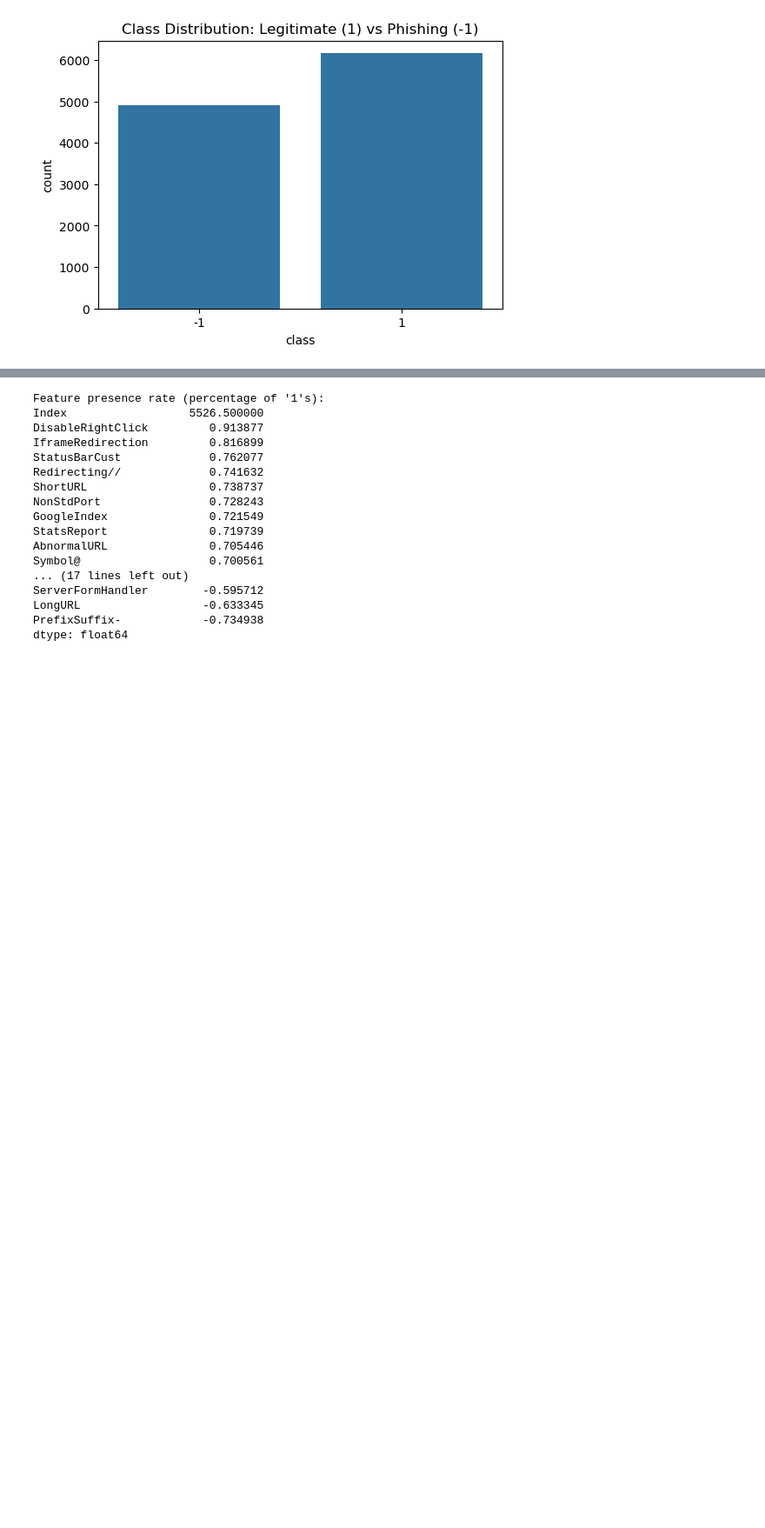
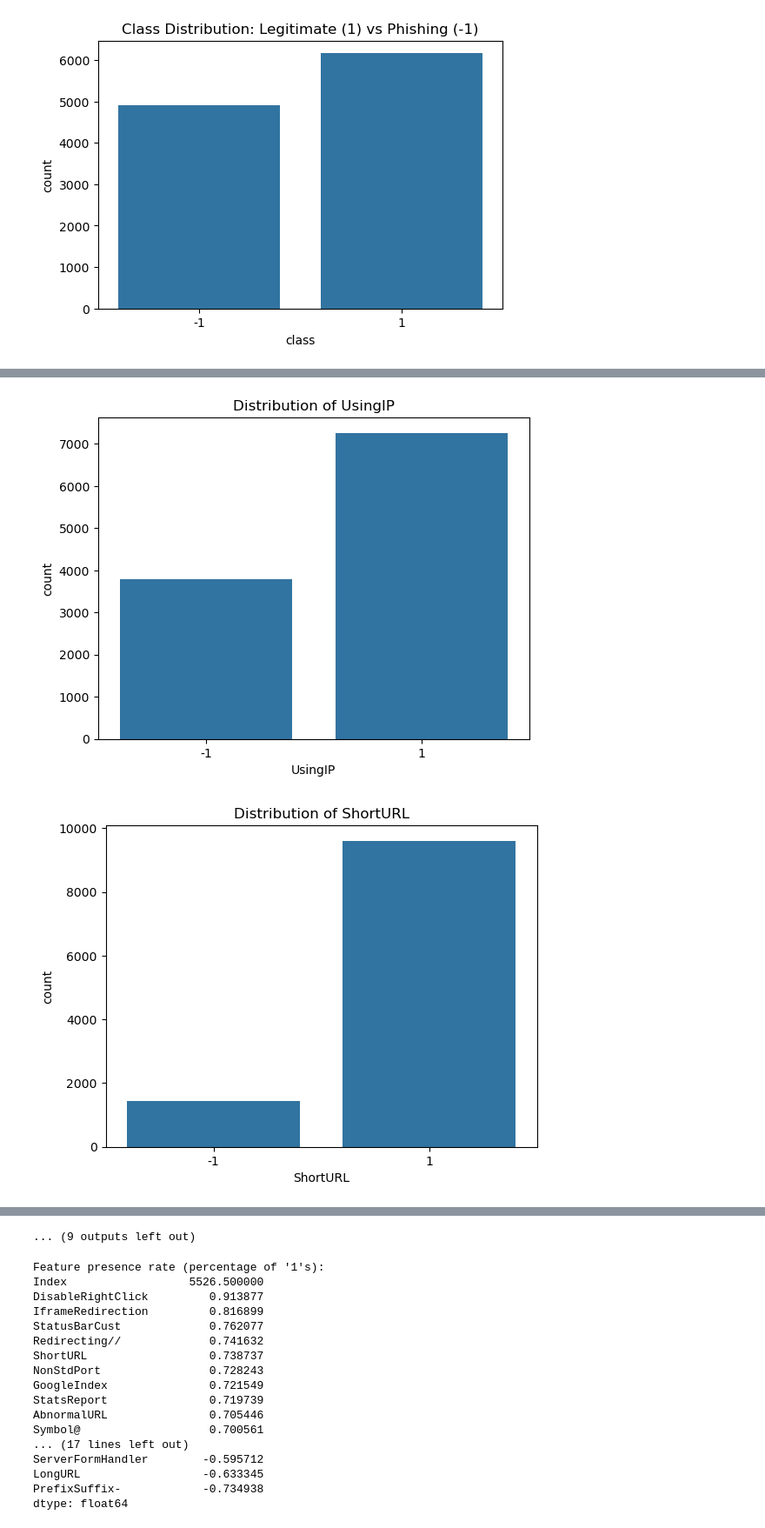
Before and after one commit to abedassi2001/CyberSecurity-PipeLine, a Jupyter notebook: PipeLineCode.ipynb, the cells around one changed output, grey strips where cells are left out. Shown: that part at 87% size. Drawn from its saved outputs; the diff is of its cells as text; code cells hidden in the pictures; blank space fills up the shorter version.

```diff
--- a/PipeLineCode.ipynb
+++ b/PipeLineCode.ipynb
@@ -45,0 +125,10 @@ Name: count, dtype: int64
+# %%
+binary_cols = [col for col in df.columns if df[col].nunique() == 2]
+
+for col in binary_cols:
+    sns.countplot(x=col, data=df)
+    plt.title(f"Distribution of {col}")
+    plt.show()
+# %% [output]
+[figure, added]
+[figure, added]
@@ -46,3 +145,4 @@ Name: count, dtype: int64
+... (9 outputs left out)
 # %%
 # Step 4: Check feature distribution (percentage of 1s)
 feature_cols = df.columns.drop('class')
```
Also changed, not shown: parts of 8 cells of this notebook.
